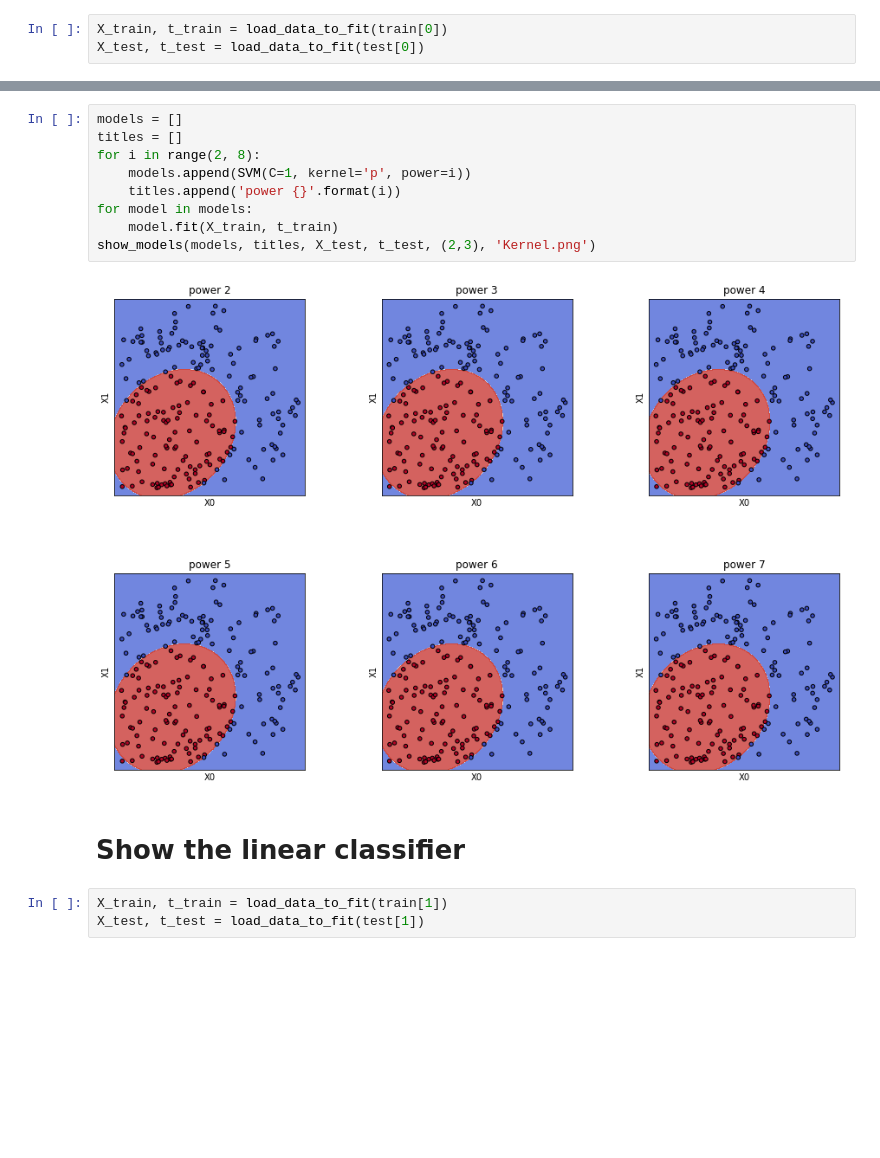
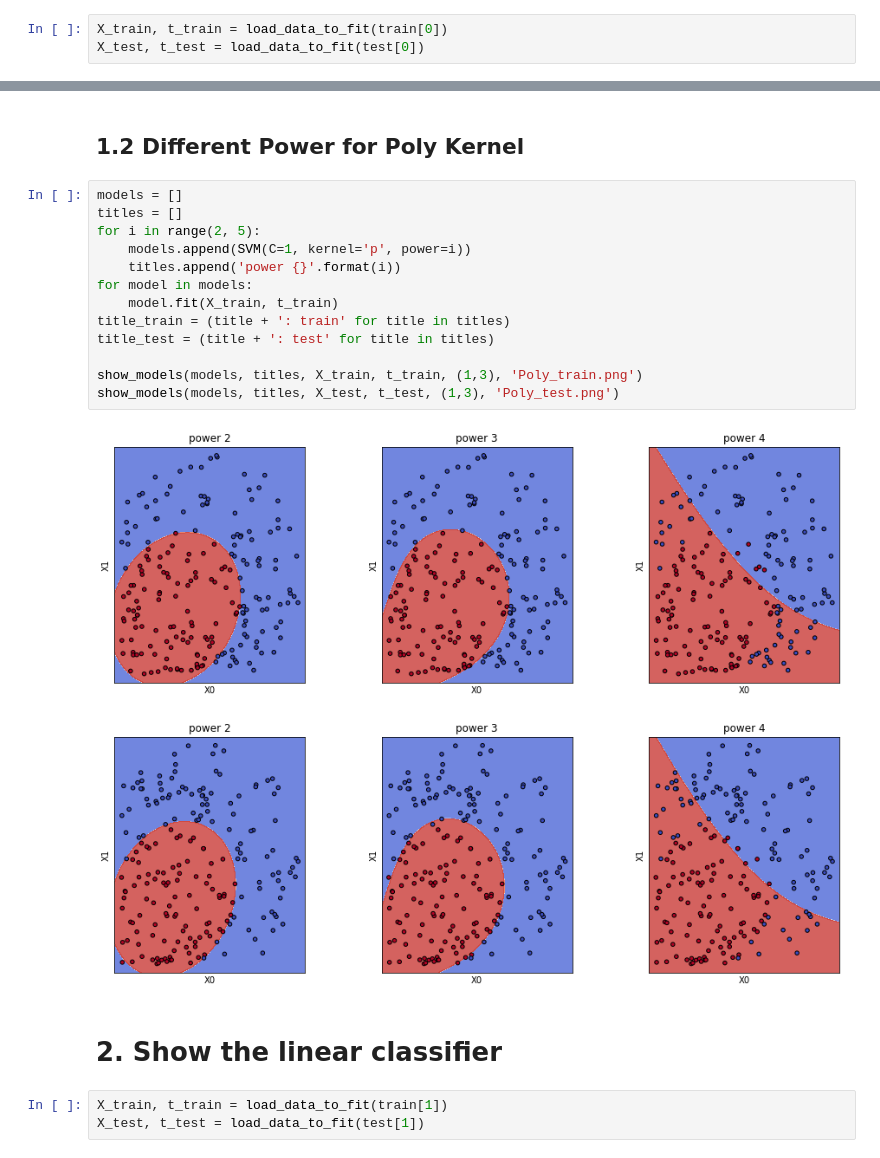
Before and after one commit to Haicang/PRML, a Jupyter notebook: ass2_svm/show_model.ipynb, the cells around one changed output, grey strips where cells are left out. Saved outputs shown, nothing was run; the diff lists cells and outputs as text; blank space fills up the shorter version.

```diff
--- a/ass2_svm/show_model.ipynb
+++ b/ass2_svm/show_model.ipynb
@@ -22,16 +29,23 @@ show_models(models, titles, X_test, t_test, (1,3), 'Kernel.png')
+# %% [markdown]
+## 1.2 Different Power for Poly Kernel
 # %%
 models = []
 titles = []
-for i in range(2, 8):
+for i in range(2, 5):
     models.append(SVM(C=1, kernel='p', power=i))
     titles.append('power {}'.format(i))
 for model in models:
     model.fit(X_train, t_train)
-show_models(models, titles, X_test, t_test, (2,3), 'Kernel.png')
+title_train = (title + ': train' for title in titles)
+title_test = (title + ': test' for title in titles)
+
+show_models(models, titles, X_train, t_train, (1,3), 'Poly_train.png')
+show_models(models, titles, X_test, t_test, (1,3), 'Poly_test.png')
 # %% [output]
-[figure, old version]
+[figure, new version]
+[figure, added]
 # %% [markdown]
-# Show the linear classifier
+# 2. Show the linear classifier
 # %%
 X_train, t_train = load_data_to_fit(train[1])
 X_test, t_test = load_data_to_fit(test[1])
```
Also changed, not shown: parts of 7 cells of this notebook, 3 other files.
